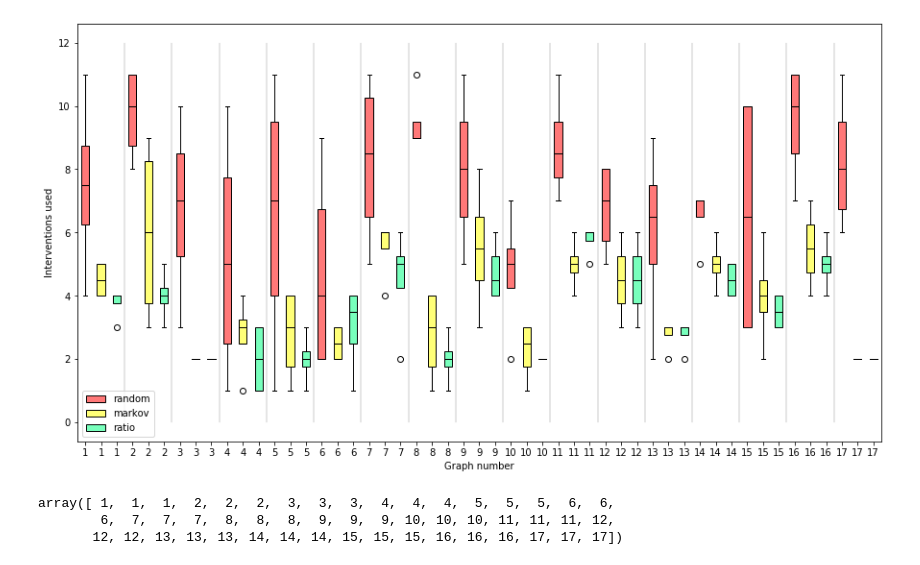
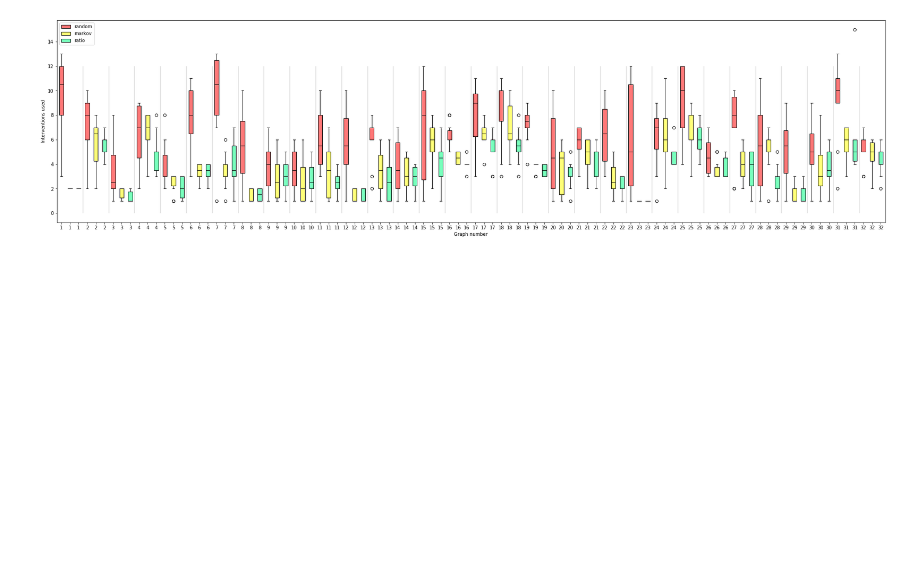
Before and after one commit to juangamella/aicp, a Jupyter notebook: plots.ipynb, the cells around one changed output. Saved outputs shown, nothing was run; the diff lists cells and outputs as text; code cells hidden in the pictures; blank space fills up the shorter version.

Commit message:
Plotting notebook

```diff
--- a/plots.ipynb
+++ b/plots.ipynb
@@ -15,9 +27,9 @@ def hamming_distance(A,B,p):
     b[list(B)] = 1
     return scipy.spatial.distance.hamming(a, b)
 # %%
-colorsa = ["#ff7878", "#ffbc78", "#ffff78", "#bcff78", "#78ffbc"]
-colorsb = ["#f2ffc1", "#beffa4", "#8ff2af", "#14e3b4", "#00b2ad"]
-markers = ["o", "*", "+"]
+colorsa = np.array(["#ff7878", "#ffbc78", "#ffff78", "#bcff78", "#78ffbc"])
+colorsb = np.array(["#f2ffc1", "#beffa4", "#8ff2af", "#14e3b4", "#00b2ad"])
+markers = np.array(["o", "*", "+"])
 
 runs = len(results[0])
 N = len(results[0][0])
@@ -41,7 +53,3 @@ for k, policy_runs in enumerate(results):
             trajectories_ham.append(trajectory_ham)
     all_trajectories_jac[name] = trajectories_jac
     all_trajectories_ham[name] = trajectories_ham
-# %%
-for i, (name, trajectories) in enumerate(all_trajectories_ham.items()):
-    for trajectory in trajectories:
-        plt.plot(trajectory, c=colors[i*2])
@@ -60,0 +107,14 @@ None
+# %%
+means = np.mean(no_ints, axis=1)
+plt.figure(figsize = (15,10))
+dev = 0.05
+xaxis = np.tile([0,1,2], (N, 1)) - np.outer(np.linspace(-dev, dev, N), [1,1,1])
+ecolor = "#ededed"
+for i in range(N):
+    plt.plot(xaxis[i,:], means[[2,0,1], i].T, color=ecolor, zorder=0)
+for i in range(N):
+    plt.scatter(xaxis[i,:], means[[2,0,1], i].T, c=colorsa[[0,2,4]], marker="o", zorder=1, edgecolors="#aaaaaa")
+plt.title("Number of interventions until truth")
+ax = plt.gca()
+ax.set_xticks([0,1,2])
+ax.set_xticklabels(["random", "markov blanket", "ratio"])
@@ -61,3 +124,4 @@ None
 # %%
-idx, = np.where(no_ints[0,:,:].mean(axis=0) > 1)
-idx
+#idx, = np.where(no_ints[2,:,:].mean(axis=0) > 1)
+idx = np.arange(32)
+N = len(idx)
@@ -81,28 +128,22 @@ None
 # %%
-all_data = np.zeros((4,17*3))
-all_data[:, 0:17*3:3] = no_ints[2,:,idx].T
-all_data[:, 1:17*3:3] = no_ints[0,:,idx].T
-all_data[:, 2:17*3:3] = no_ints[1,:,idx].T
-labels = (np.floor(np.arange(0,17*3) / 3) + 1).astype(int)
-fig, axes = plt.subplots(nrows=1, ncols=1, figsize=(15, 8))
+all_data = np.zeros((runs,N*3))
+all_data[:, 0:N*3:3] = no_ints[2,:,idx].T
+all_data[:, 1:N*3:3] = no_ints[0,:,idx].T
+all_data[:, 2:N*3:3] = no_ints[1,:,idx].T
+labels = (np.floor(np.arange(0,N*3) / 3) + 1).astype(int)
+fig, axes = plt.subplots(nrows=1, ncols=1, figsize=(32, 8))
 bplot = axes.boxplot(all_data,
                      vert=True,  # vertical box alignment
                      patch_artist=True,
                      medianprops = {'color': 'black'},
                      labels = labels)
 for i,patch in enumerate(bplot['boxes']):
     patch.set_facecolor(colorsa[(i % 3*2)])
 plt.xlabel("Graph number")
 plt.ylabel("Interventions used")
 plt.legend(bplot['boxes'][0:3], ['random', 'markov', 'ratio']);
-for i in range(17):
+for i in range(N):
     x = i*3+0.5
     plt.plot([x,x], [0,12], c='black', LineWidth=0.2)
 # %% [output]
-[figure, old version]
+[figure, new version]
-# %%
-(np.floor(np.arange(0,17*3) / 3) + 1).astype(int)
-# %% [output]
-array([ 1,  1,  1,  2,  2,  2,  3,  3,  3,  4,  4,  4,  5,  5,  5,  6,  6,
-        6,  7,  7,  7,  8,  8,  8,  9,  9,  9, 10, 10, 10, 11, 11, 11, 12,
-       12, 12, 13, 13, 13, 14, 14, 14, 15, 15, 15, 16, 16, 16, 17, 17, 17])
```
Also changed, not shown: parts of 18 cells of this notebook.
